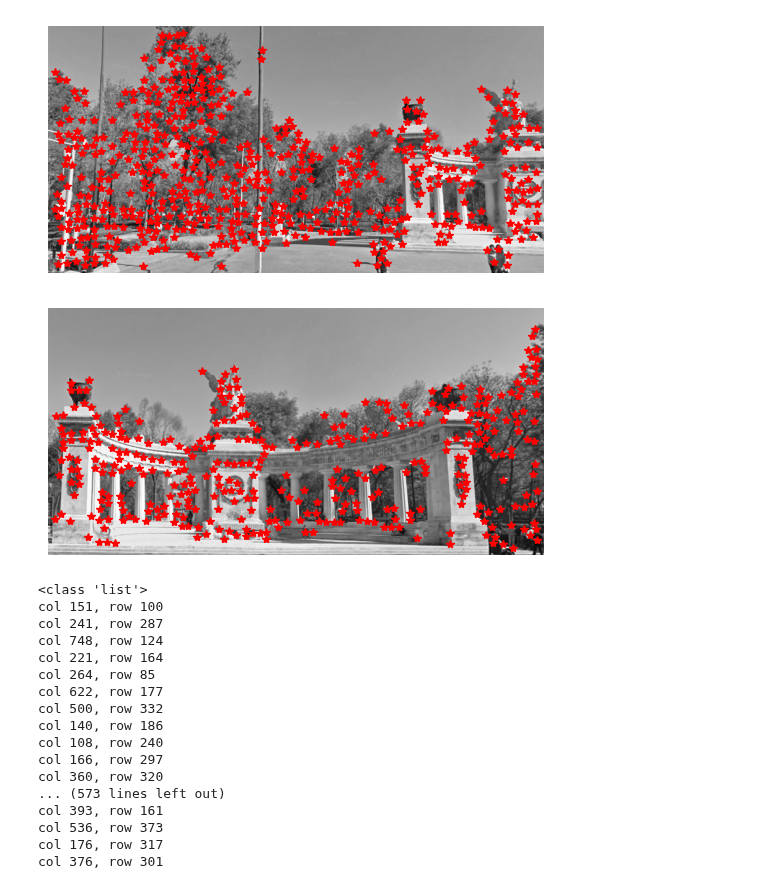
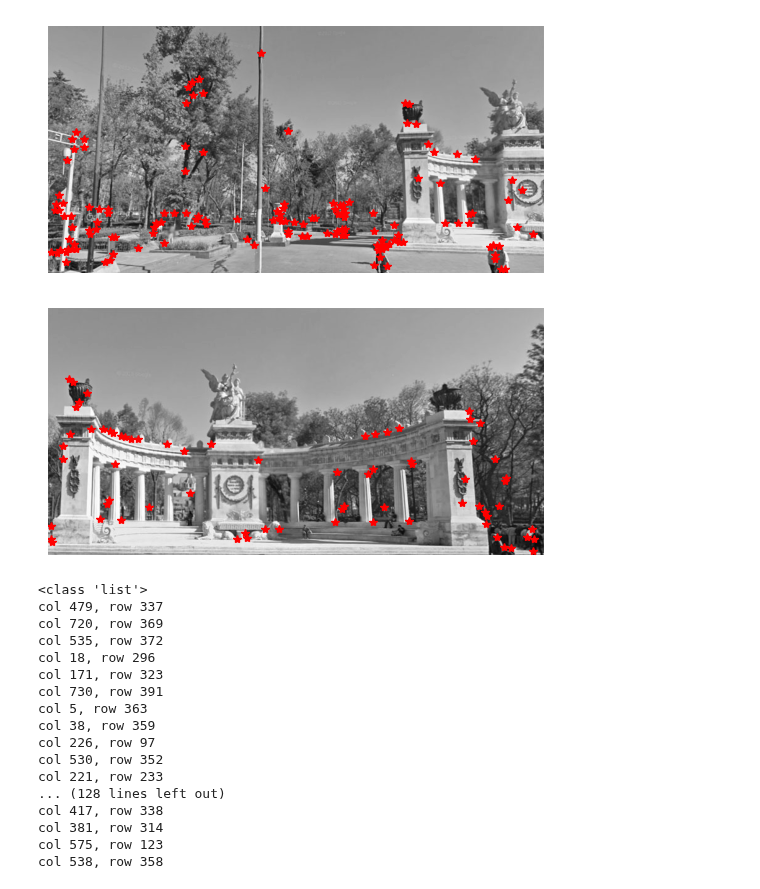
Before and after one commit to noelmrowiec/CS543, a Jupyter notebook: MP3-Image Stitch/mrowiec3_a3_p1.ipynb, the cells around one changed output. Cells and saved outputs as stored; diff of their text form; code cells hidden in the pictures.

```diff
--- a/MP3-Image Stitch/mrowiec3_a3_p1.ipynb
+++ b/MP3-Image Stitch/mrowiec3_a3_p1.ipynb
@@ -222,27 +347,27 @@ Distances:
 # %%
 
-keypoints_left = harris('Images/left.jpg')
-keypoints_right = harris('Images/right.jpg')
+keypoints_left = harris('Images/left.jpg', min_distance=5, threshold=0.4)
+keypoints_right = harris('Images/right.jpg', min_distance=5, threshold=0.4)
 print(type(keypoints_left))
 for kp in keypoints_left:
     print(f"col {kp[1]}, row {kp[0]}")
 # %% [output]
-[figure, old version]
+[figure, new version]
-[figure, old version]
+[figure, new version]
 <class 'list'>
-col 151, row 100
-col 241, row 287
-col 748, row 124
-col 221, row 164
-col 264, row 85
-col 622, row 177
-col 500, row 332
-col 140, row 186
-col 108, row 240
-col 166, row 297
-col 360, row 320
-... (573 lines left out)
-col 393, row 161
-col 536, row 373
-col 176, row 317
-col 376, row 301
+col 479, row 337
+col 720, row 369
+col 535, row 372
+col 18, row 296
+col 171, row 323
+col 730, row 391
+col 5, row 363
+col 38, row 359
+col 226, row 97
+col 530, row 352
+col 221, row 233
+... (128 lines left out)
+col 417, row 338
+col 381, row 314
+col 575, row 123
+col 538, row 358
```
Also changed, not shown: parts of 15 cells of this notebook, 10 other files.
